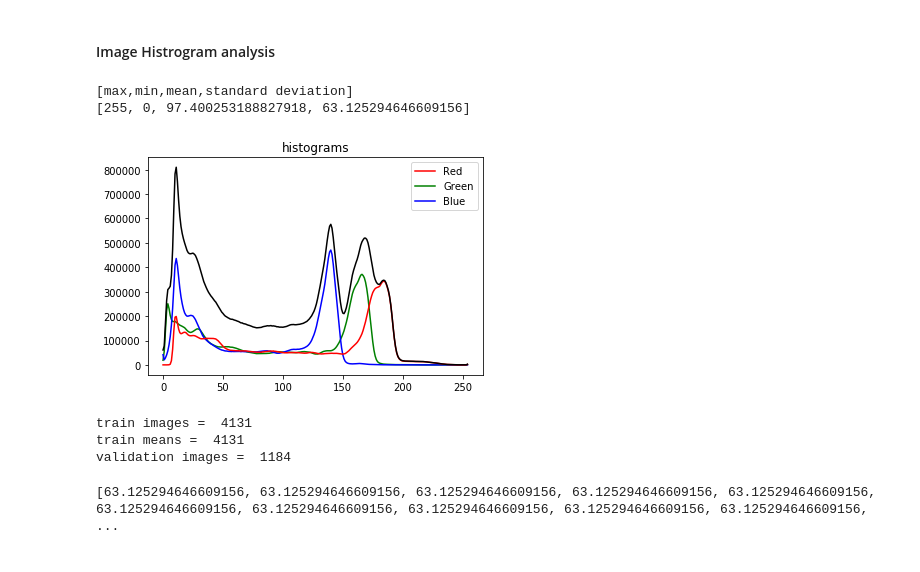
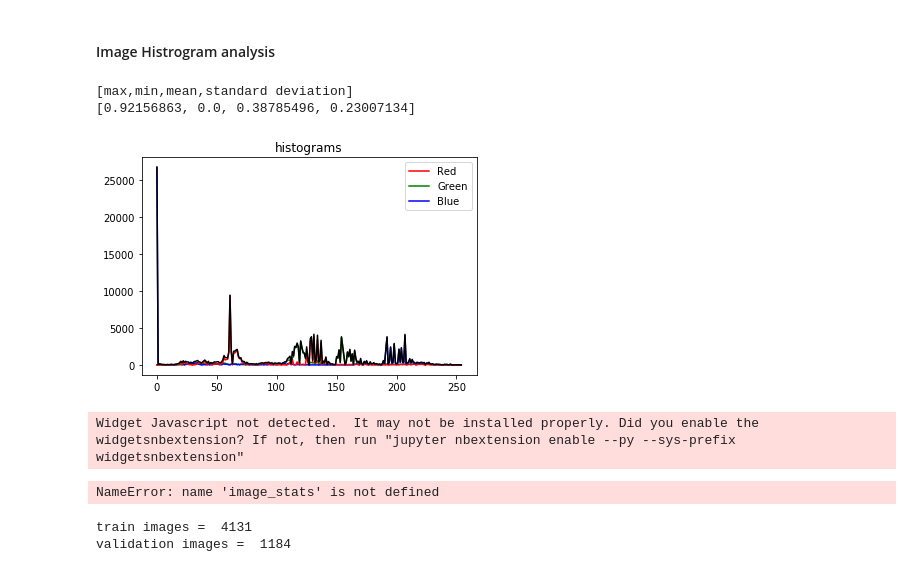
Before and after one commit to Olcina/RoboND-DeepLearning-Project, a Jupyter notebook: code/Write Up Project4 - Follow Me.ipynb, the cells around one changed output. Drawn from its saved outputs; the diff is of its cells as text; code cells hidden in the pictures.

```diff
--- a/code/Write Up Project4 - Follow Me.ipynb
+++ b/code/Write Up Project4 - Follow Me.ipynb
@@ -145,33 +155,33 @@ def compute_channels_hist(img,bins = 255, print_diagrams = False):
 # %%
 #from tkinter.filedialog import askopenfilename
 #filename = askopenfilename()
-filename = 'C:/Users/karlo/Desktop/La familia2.jpg'
+filename = 'I:/Projects/RoboND-DeepLearning-Project/data/raw_sim_data/train/IMG/cam1_00001.png'
 analysis_img = mpimg.imread(filename)
 '''
 it = randint(0,steps)
 
 ran_images = [np.array(mpimg.imread(img)) for img in dron_images_list[it]]
 analysis_img = ran_images[0]
 '''
 def image_stats(img_path):
     # compute stats for an image
     # input: an string containing the path of the image
     # output: stats = [max,min,mean,standard deviation]
     analysis_img = mpimg.imread(filename)
     stats = []
     stats.append(np.amax(analysis_img))
     stats.append(np.amin(analysis_img))
     stats.append(np.mean(analysis_img))
     stats.append(np.std(analysis_img))
     return stats
 print('[max,min,mean,standard deviation]')
 print(image_stats(filename))
 
 histograms = compute_channels_hist(analysis_img, 255,True)
 # %% [output]
 [max,min,mean,standard deviation]
-[255, 0, 97.400253188827918, 63.125294646609156]
+[0.92156863, 0.0, 0.38785496, 0.23007134]
-[figure, old version]
+[figure, new version]
 # %%
 #Data for training analysis
 
@@ -192,12 +202,13 @@ for it in tqdm(train_images):
     stats = image_stats(it)
     train_means.append(stats[2])
     train_stds.append(stats[3])
+# %% [output]
+Widget Javascript not detected.  It may not be installed properly. Did you enable the widgetsnbextension? If not, then run "jupyter nbextension enable --py --sys-prefix widgetsnbextension"
+NameError: name 'image_stats' is not defined
 # %%
 print('train images = ',len(train_images))
-print('train means = ',len(train_means))
 print('validation images = ',len(validation_images))
 # %% [output]
 train images =  4131
-train means =  4131
 validation images =  1184
 # %%
@@ -211,4 +221,0 @@ with open('../train_stats.p', "wb" ) as file:
-# %%
-print(save_stats[1])
-# %% [output]
-[63.125294646609156, 63.125294646609156, 63.125294646609156, 63.125294646609156, 63.125294646609156, 63.125294646609156, 63.125294646609156, 63.125294646609156, 63.125294646609156, 63.125294646609156, ...
```
Also changed, not shown: parts of 10 cells of this notebook, 3 other files.
